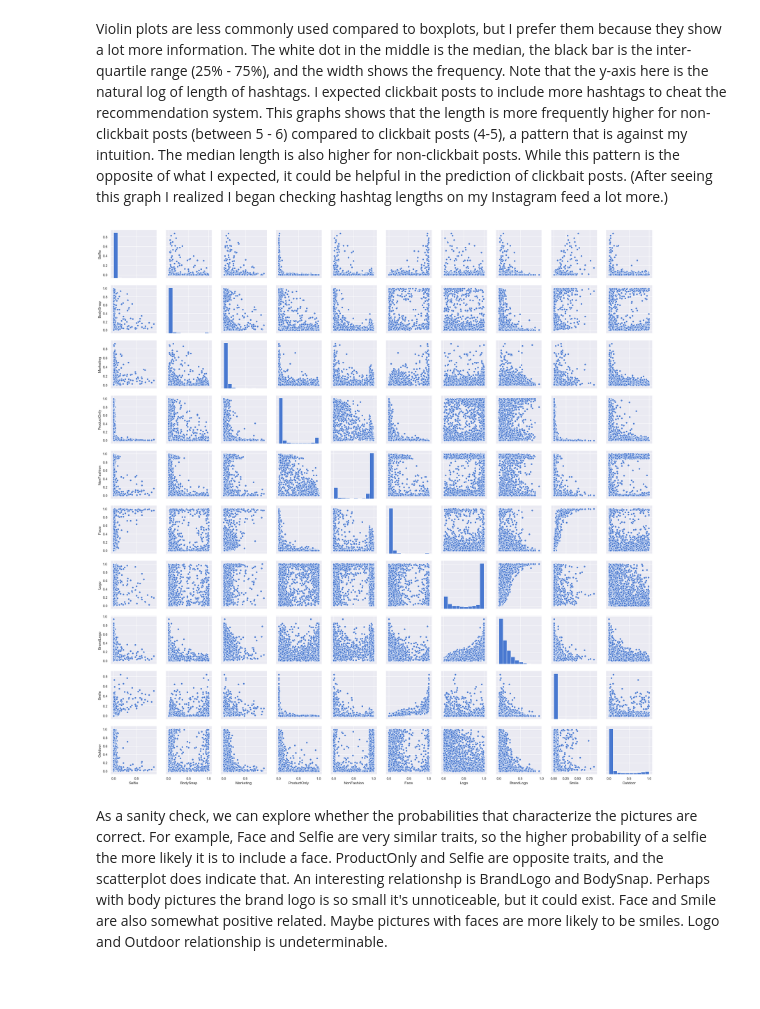
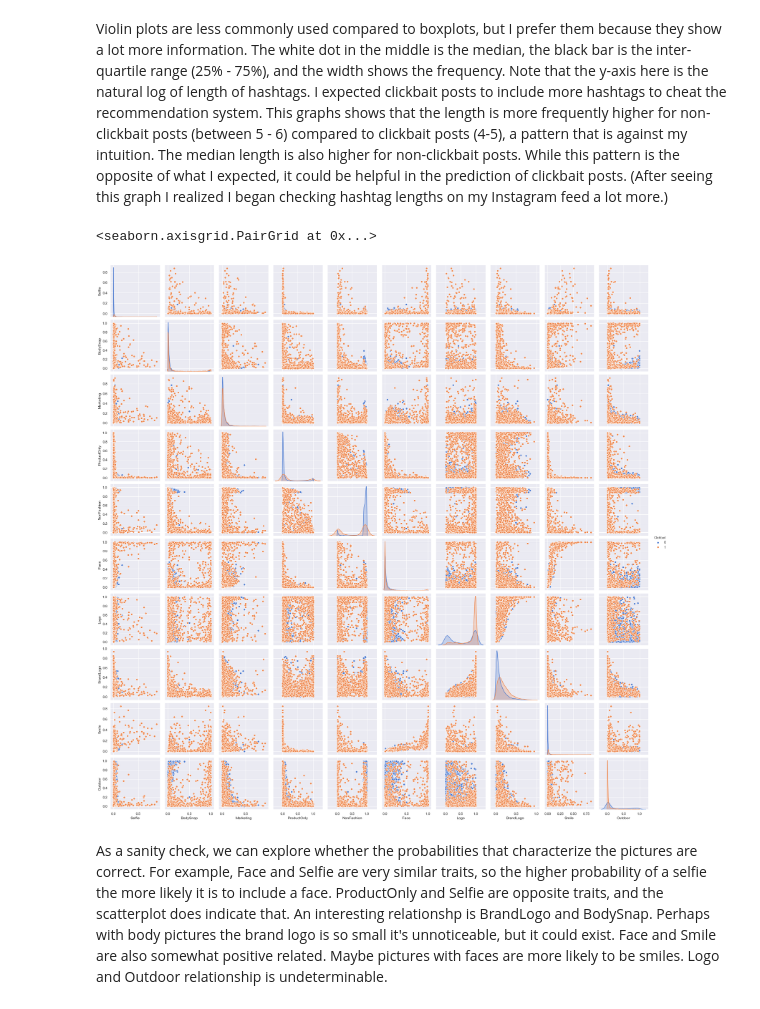
Before and after one commit to mikezcliu/Predicting-Instagram-Clickbait, a Jupyter notebook: Insta.ipynb, the cells around one changed output. Cells and saved outputs as stored; diff of their text form; code cells hidden in the pictures.

```diff
--- a/Insta.ipynb
+++ b/Insta.ipynb
@@ -101,10 +102,13 @@ Violin plots are less commonly used compared to boxplots, but I prefer them beca
 # %%
 # pairplot for the picture attributes
 pictures = insta.iloc[:,17:]
-sns.pairplot(data=pictures)
-plt.savefig('picture traits.png')
+clickbait = insta.Clickbait
+joint = pd.concat([pictures,clickbait],axis=1)
+sns.pairplot(data=joint, hue='Clickbait')
+#plt.savefig('picture traits.png')
 # %% [output]
+<seaborn.axisgrid.PairGrid at 0x...>
-[figure, old version]
+[figure, new version]
 # %% [markdown]
 As a sanity check, we can explore whether the probabilities that characterize the pictures are correct. For example, Face and Selfie are very similar traits, so the higher probability of a selfie the more likely it is to include a face. ProductOnly and Selfie are opposite traits, and the scatterplot does indicate that. An interesting relationshp is BrandLogo and BodySnap. Perhaps with body pictures the brand logo is so small it's unnoticeable, but it could exist. Face and Smile are also somewhat positive related. Maybe pictures with faces are more likely to be smiles. Logo and Outdoor relationship is undeterminable.
 # %%
```
Also changed, not shown: parts of 15 cells of this notebook.
